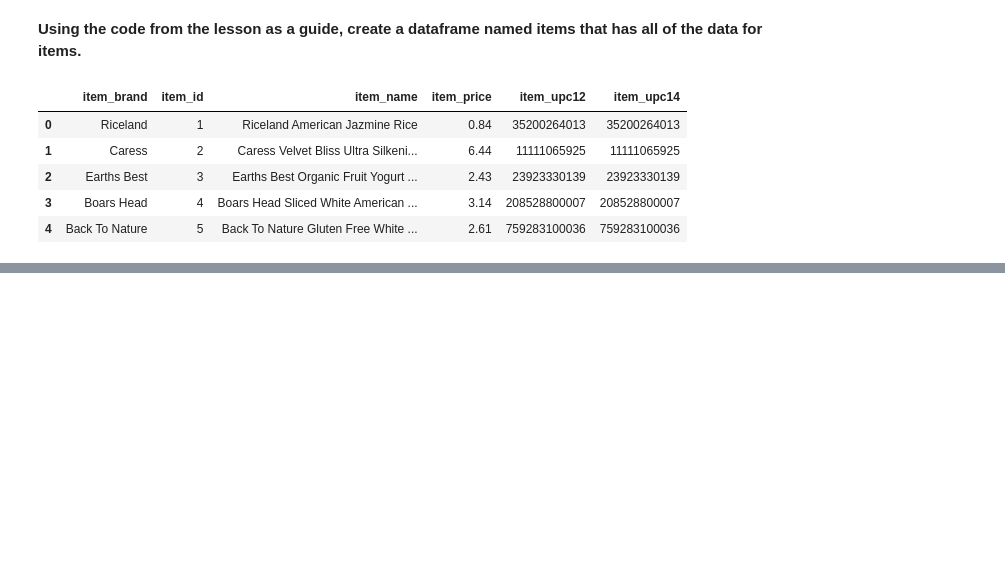
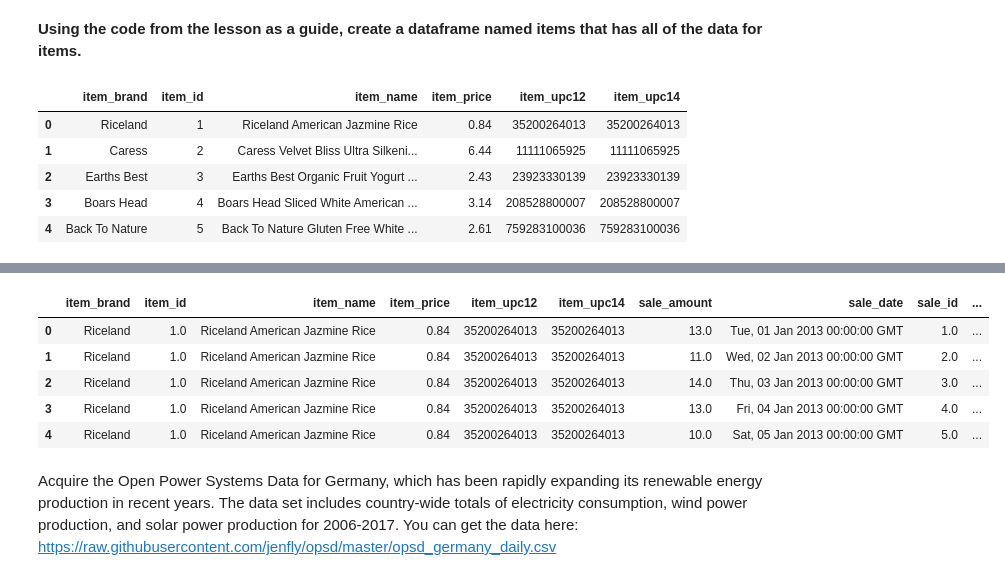
Before and after one commit to matt-c-knight/time-series-exercises, a Jupyter notebook: acquire.ipynb, the cells around one changed output, grey strips where cells are left out. Cells and saved outputs as stored; diff of their text form; code cells hidden in the pictures; blank space fills up the shorter version.

```diff
--- a/acquire.ipynb
+++ b/acquire.ipynb
@@ -51,0 +196,15 @@ items.head()
+# %%
+first_merge.rename(columns = {'store':'store_id'}, inplace = True)
+# %%
+df = pd.merge(first_merge, stores, how ='outer', on ='store_id')
+# %%
+df.head()
+# %% [output]
+|  | item_brand | item_id | item_name | item_price | item_upc12 | item_upc14 | sale_amount | sale_date | sale_id | ... |
+| 0 | Riceland | 1.0 | Riceland American Jazmine Rice | 0.84 | 35200264013 | 35200264013 | 13.0 | Tue, 01 Jan 2013 00:00:00 GMT | 1.0 | ... |
+| 1 | Riceland | 1.0 | Riceland American Jazmine Rice | 0.84 | 35200264013 | 35200264013 | 11.0 | Wed, 02 Jan 2013 00:00:00 GMT | 2.0 | ... |
+| 2 | Riceland | 1.0 | Riceland American Jazmine Rice | 0.84 | 35200264013 | 35200264013 | 14.0 | Thu, 03 Jan 2013 00:00:00 GMT | 3.0 | ... |
+| 3 | Riceland | 1.0 | Riceland American Jazmine Rice | 0.84 | 35200264013 | 35200264013 | 13.0 | Fri, 04 Jan 2013 00:00:00 GMT | 4.0 | ... |
+| 4 | Riceland | 1.0 | Riceland American Jazmine Rice | 0.84 | 35200264013 | 35200264013 | 10.0 | Sat, 05 Jan 2013 00:00:00 GMT | 5.0 | ... |
+# %% [markdown]
+Acquire the Open Power Systems Data for Germany, which has been rapidly expanding its renewable energy production in recent years. The data set includes country-wide totals of electricity consumption, wind power production, and solar power production for 2006-2017. You can get the data here: https://raw.githubusercontent.com/jenfly/opsd/master/opsd_germany_daily.csv
```
Also changed, not shown: parts of 33 cells of this notebook, 4 other files.
